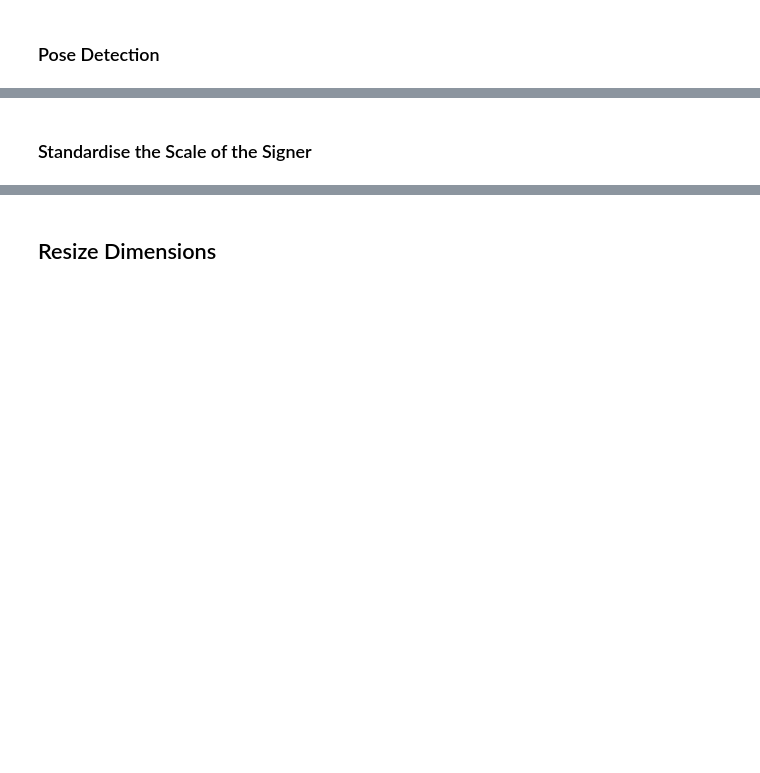
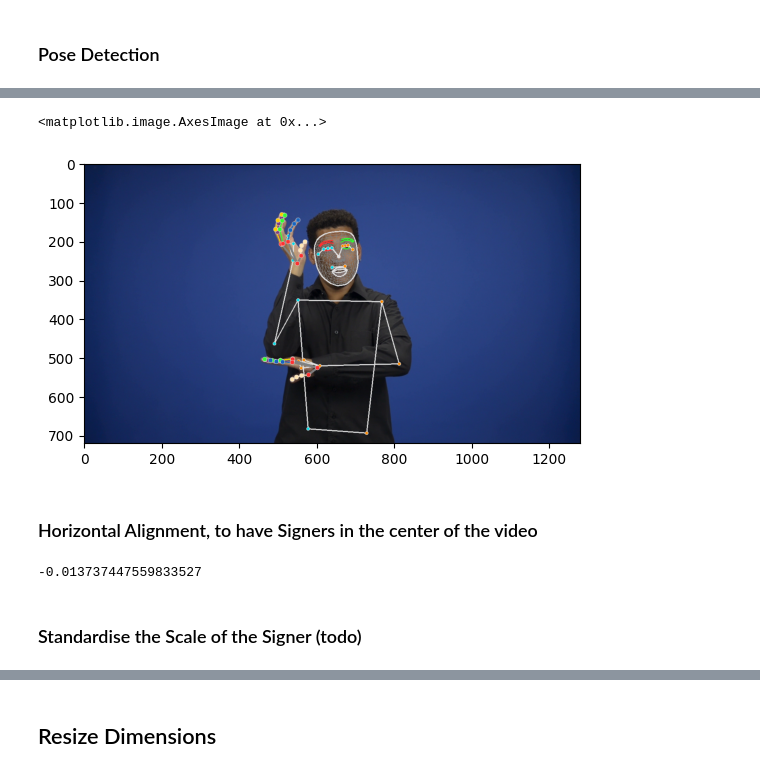
Before and after one commit to patrickf949/SaoPauloBrazilChapter_BrazilianSignLanguage, a Jupyter notebook: code/preprocess/video_preprocessing.ipynb, the cells around one changed output, grey strips where cells are left out. Drawn from its saved outputs; the diff is of its cells as text; code cells hidden in the pictures; blank space fills up the shorter version.

```diff
--- a/code/preprocess/video_preprocessing.ipynb
+++ b/code/preprocess/video_preprocessing.ipynb
@@ -125,0 +123,10 @@ pass
+# %%
+# Initialize detector
+mediapipe = mh.MediaPipeHolistic(
+    min_detection_confidence=0.5,
+    min_tracking_confidence=0.5,
+    model_complexity=1,  # 0=Lite, 1=Full, 2=Heavy
+    refine_face_landmarks=True
+)
+
+landmarks = mediapipe.process_video(video_path)
@@ -125,0 +142,14 @@ pass
+# %%
+annotated_frame = mediapipe.draw_landmarks_on_frame(frame, landmarks[frame_index])
+plt.imshow(annotated_frame[:,:,::-1])
+# %% [output]
+<matplotlib.image.AxesImage at 0x...>
+[figure, added]
+# %% [markdown]
+### Horizontal Alignment, to have Signers in the center of the video
+# %%
+horizontal_offsets = mediapipe.get_video_horizontal_offsets(landmarks)
+horizontal_offset = 0.5 - (horizontal_offsets['shoulders']['median'] + horizontal_offsets['face']['median'])/2
+horizontal_offset
+# %% [output]
+-0.013737447559833527
@@ -126,2 +158,2 @@ pass
 # %% [markdown]
-### Standardise the Scale of the Signer
+### Standardise the Scale of the Signer (todo)
```
Also changed, not shown: parts of 17 cells of this notebook.
